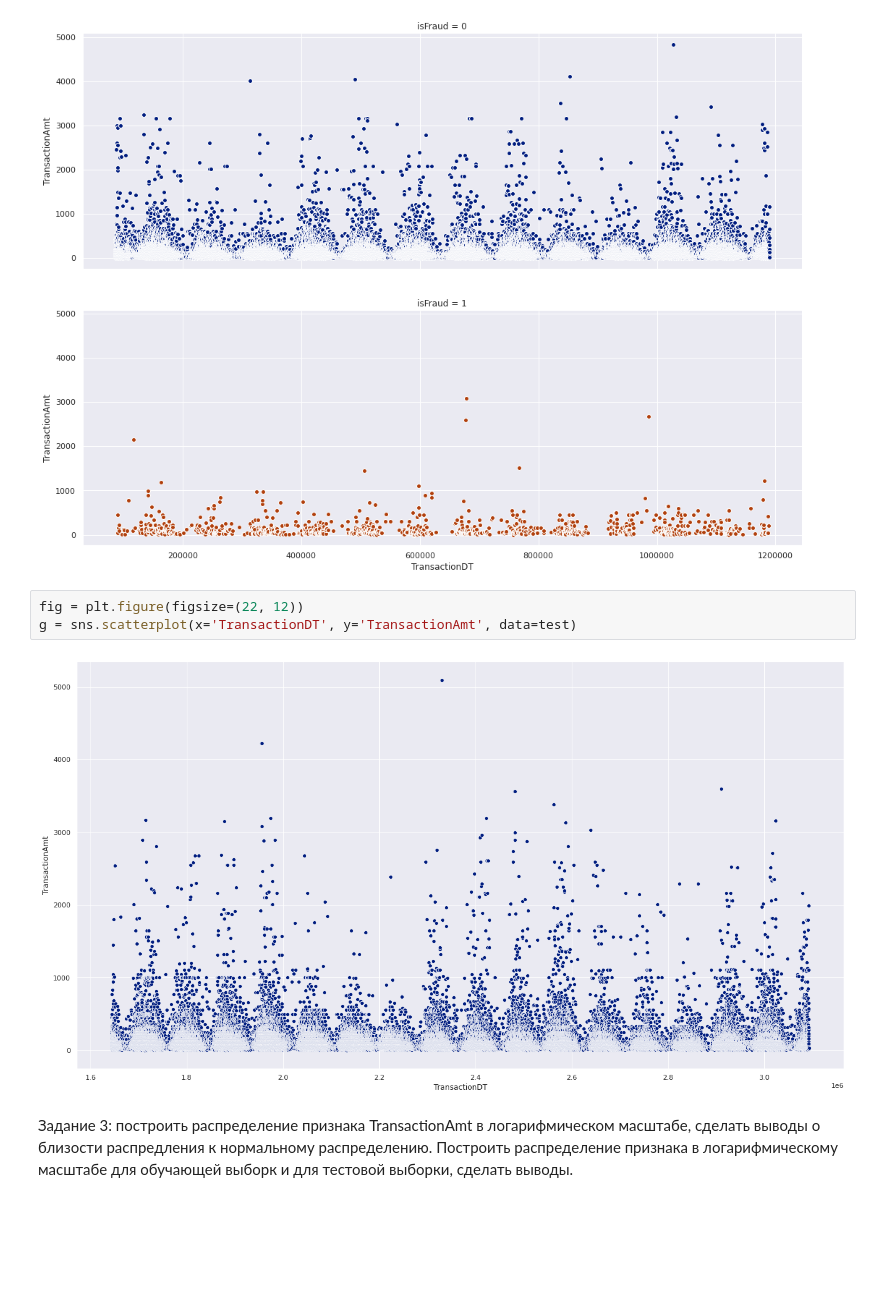
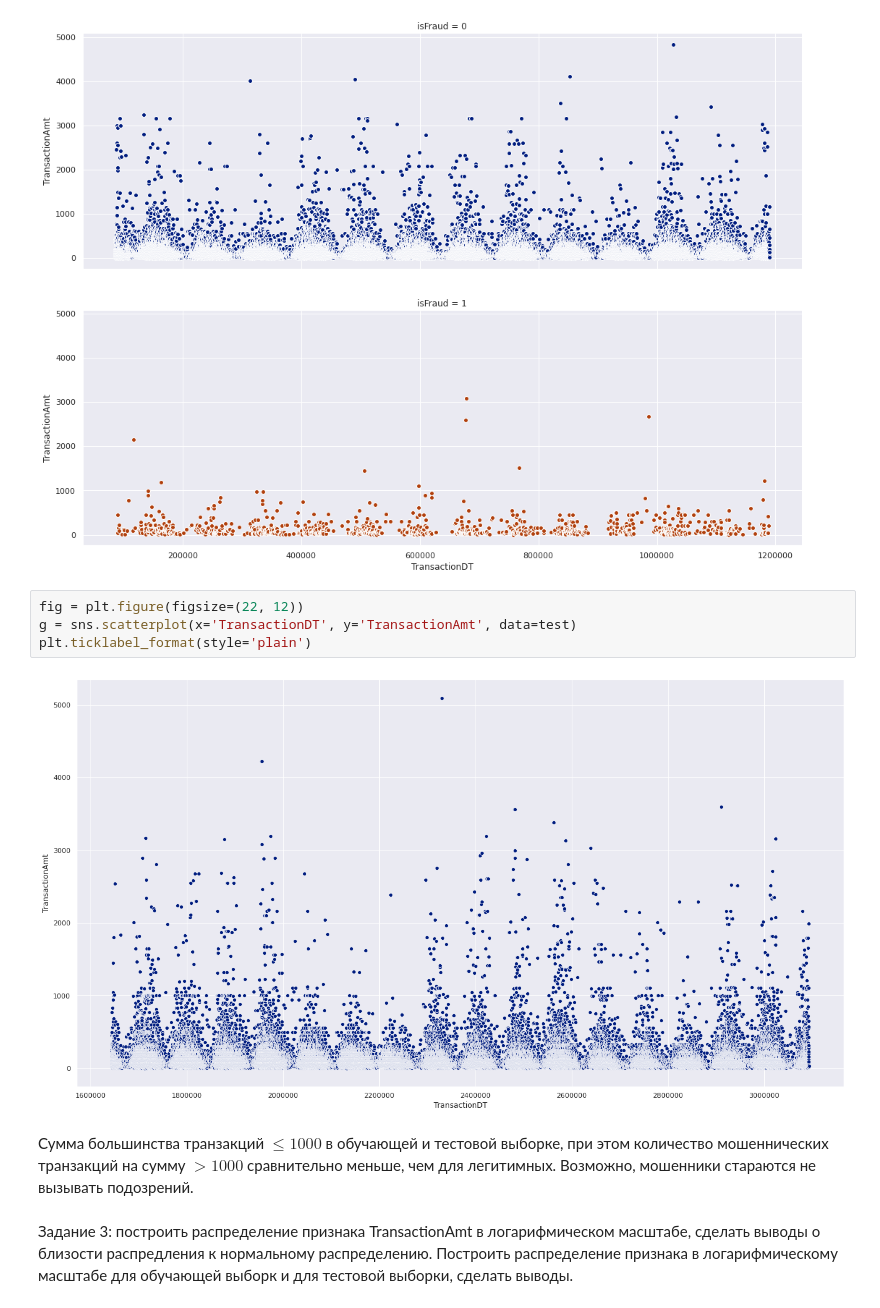
Before and after one commit to slowwavesleep/GB_KaggleCourse, a Jupyter notebook: HW2/HW2.ipynb, the cells around one changed output. Saved outputs shown, nothing was run; the diff lists cells and outputs as text; blank space fills up the shorter version.

```diff
--- a/HW2/HW2.ipynb
+++ b/HW2/HW2.ipynb
@@ -45,8 +53,11 @@ g.fig.set_figwidth(22)
 # %%
 fig = plt.figure(figsize=(22, 12))
 g = sns.scatterplot(x='TransactionDT', y='TransactionAmt', data=test)
+plt.ticklabel_format(style='plain')
 # %% [output]
-[figure, old version]
+[figure, new version]
+# %% [markdown]
+Сумма большинства транзакций $\leq 1000$ в обучающей и тестовой выборке, при этом количество мошеннических транзакций на сумму $> 1000$ сравнительно меньше, чем для легитимных. Возможно, мошенники стараются не вызывать подозрений.
 # %% [markdown]
 Задание 3: построить распределение признака TransactionAmt в логарифмическом масштабе, сделать выводы о близости распредления к нормальному распределению. Построить распределение признака в логарифмическому масштабе для обучающей выборк и для тестовой выборки, сделать выводы.
 # %%
```
Also changed, not shown: parts of 67 cells of this notebook.
